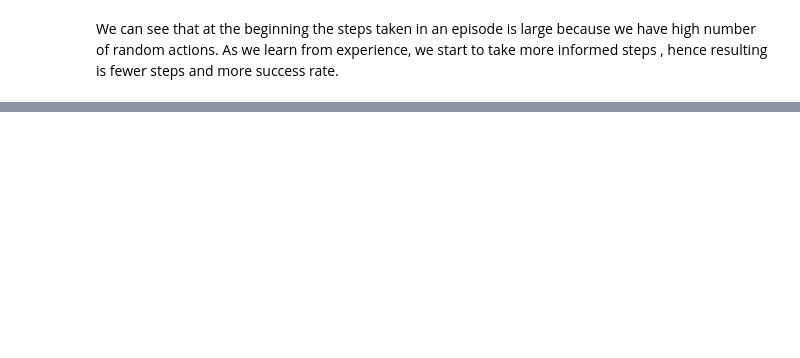
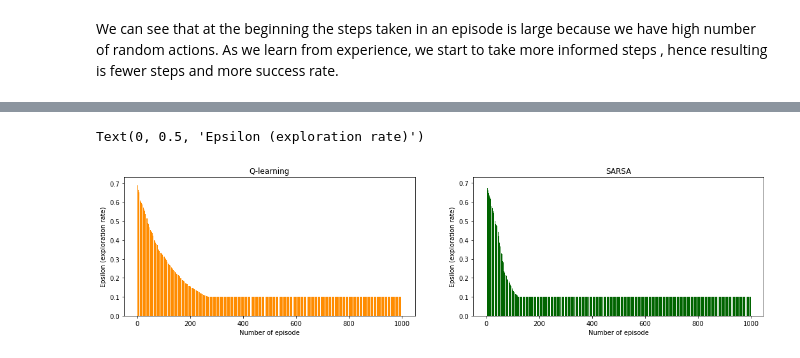
Before and after one commit to SJinji/reinforcement-project, a Jupyter notebook: RL_Project.ipynb, the cells around one changed output, grey strips where cells are left out. Cells and saved outputs as stored; diff of their text form; code cells hidden in the pictures; blank space fills up the shorter version.

```diff
--- a/RL_Project.ipynb
+++ b/RL_Project.ipynb
@@ -318,0 +477,16 @@ plt.show()
+# %%
+# Epsilon per episode across agent
+fig, axs = plt.subplots(nrows=1, ncols=2, figsize=(18, 4))
+# Plot the first subplot
+axs[0].bar(torch.arange(len(Q_egreedy_total)), Q_egreedy_total, color='darkorange')
+axs[0].set_title('Q-learning')
+axs[0].set_xlabel('Number of episode')
+axs[0].set_ylabel('Epsilon (exploration rate)')
+# Plot the second subplot
+axs[1].bar(torch.arange(len(S_egreedy_total)), S_egreedy_total, color='darkgreen')
+axs[1].set_title('SARSA')
+axs[1].set_xlabel('Number of episode')
+axs[1].set_ylabel('Epsilon (exploration rate)')
+# %% [output]
+Text(0, 0.5, 'Epsilon (exploration rate)')
+[figure, added]
```
Also changed, not shown: parts of 28 cells of this notebook.
